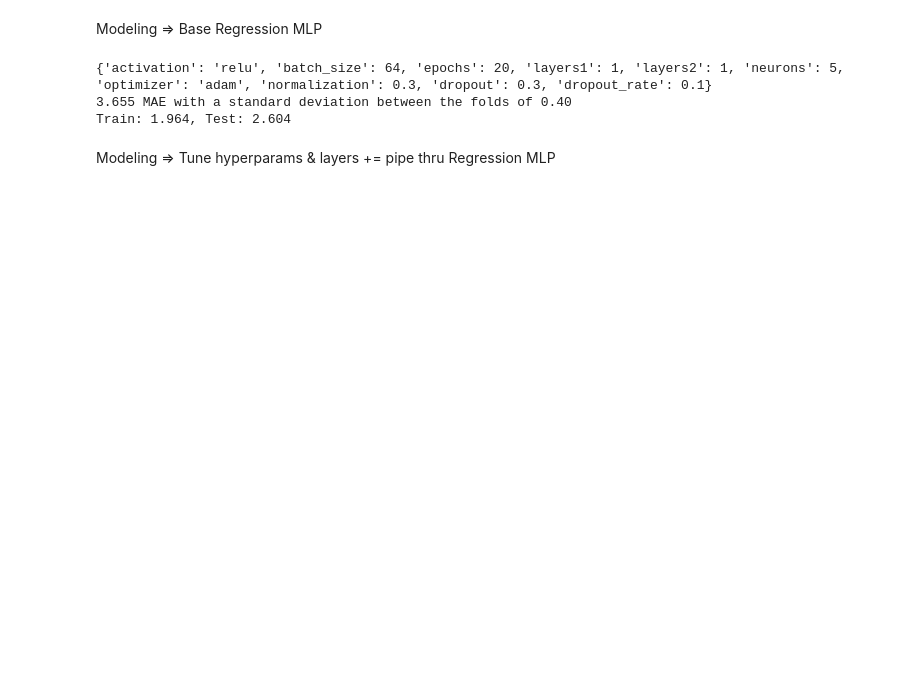
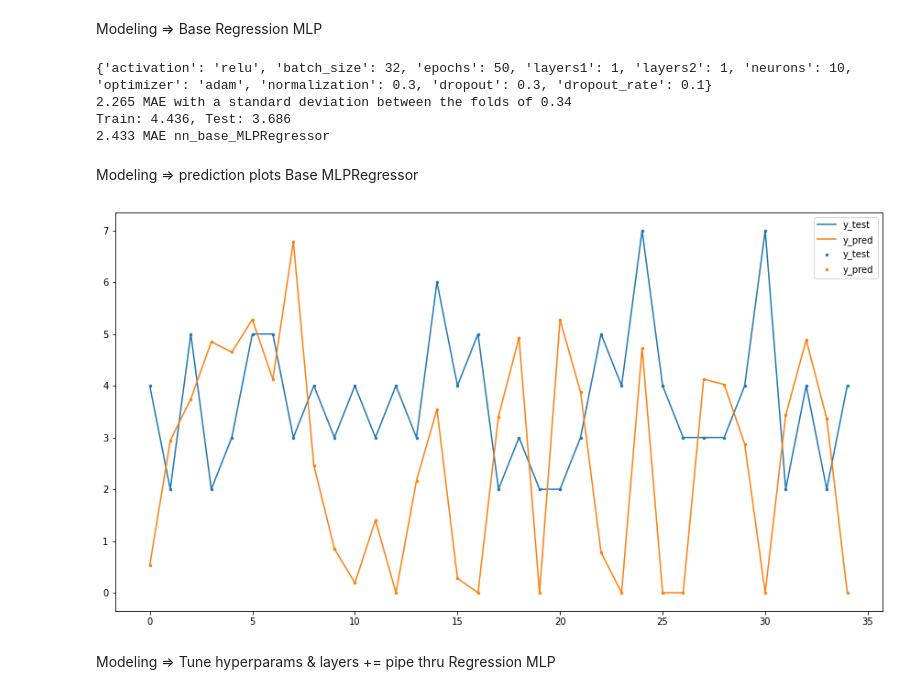
Before and after one commit to djfLtC0dr/python-playground, a Jupyter notebook: DASC522/djfDASC522_final.ipynb, the cells around one changed output. Drawn from its saved outputs; the diff is of its cells as text; code cells hidden in the pictures; blank space fills up the shorter version.

```diff
--- a/DASC522/djfDASC522_final.ipynb
+++ b/DASC522/djfDASC522_final.ipynb
@@ -1058,7 +1058,7 @@ from typing import Dict, Iterable, Any
 from sklearn.model_selection import cross_val_score, KFold
 from keras.models import Sequential
 from keras.optimizers import Adam
-from sklearn.metrics import make_scorer, mean_squared_error, mean_absolute_error
+from sklearn.metrics import make_scorer, mean_squared_error, mean_absolute_error as mae
 from keras.layers import Input, Dense, Dropout, BatchNormalization, LeakyReLU
 from sklearn.preprocessing import StandardScaler
 from sklearn.pipeline import Pipeline
@@ -1076,12 +1076,12 @@ warnings.filterwarnings("ignore", message="Setting the random state for TF")
 params_nn_ = {}
 
 params_nn ={
-    'neurons': 5,
+    'neurons': 10,
     'activation':'relu',
     'optimizer': 'adam',
-    'learning_rate': 0.01,
-    'batch_size': 64,
-    'epochs': 20,
+    'learning_rate': 0.005,
+    'batch_size': 32,
+    'epochs': 50,
     'layers1': 1,
     'layers2': 1,
     'normalization': 0.3,
@@ -1120,7 +1120,7 @@ class MLPRegressor(KerasRegressor):
         dropout = params_nn_['dropout'],
         dropout_rate = params_nn_['dropout_rate'],
         verbose=False,
-        callbacks=[EarlyStopping(monitor='mae', mode='min', verbose=0, patience=20)],
+        callbacks=[EarlyStopping(monitor='mse', mode='min', verbose=0, patience=20)],
         **kwargs,
     ):
         super().__init__(**kwargs)
@@ -1155,7 +1155,7 @@ class MLPRegressor(KerasRegressor):
           nn.add(Dense(self.neurons, activation=self.activation, kernel_initializer=self.k_init ))
           nn.add(BatchNormalization())
         nn.add(Dense(1, activation='relu'))
-        nn.compile(loss='mae', optimizer=self.optimizer, metrics=[MeanAbsoluteError()])
+        nn.compile(loss='mse', optimizer=self.optimizer, metrics=[MeanAbsoluteError()])
         return nn
 
 # evaluate model with standardized dataset
@@ -1170,12 +1170,27 @@ print("%0.3f MAE with a standard deviation between the folds of %0.2f" % (result
 _, mlp_base_train_mae = pipe.named_steps.estimator.model_.evaluate(x=X_train, y=y_train, verbose=0)
 _, mlp_base_test_mae = pipe.named_steps.estimator.model_.evaluate(x=X_test, y=y_test, verbose=0)
 print('Train: %.3f, Test: %.3f' % (mlp_base_train_mae, mlp_base_test_mae))
-
-test_results['nn_base_MLPRegressor'] = results.mean()
+y_pred = pipe.predict(X_test)
+nn_base_MLPRegressor_mae = mae(y_test, y_pred)
+print("%0.3f MAE nn_base_MLPRegressor" % nn_base_MLPRegressor_mae)
+test_results['nn_base_MLPRegressor'] = nn_base_MLPRegressor_mae
 # %% [output]
-{'activation': 'relu', 'batch_size': 64, 'epochs': 20, 'layers1': 1, 'layers2': 1, 'neurons': 5, 'optimizer': 'adam', 'normalization': 0.3, 'dropout': 0.3, 'dropout_rate': 0.1}
-3.655 MAE with a standard deviation between the folds of 0.40
-Train: 1.964, Test: 2.604
+{'activation': 'relu', 'batch_size': 32, 'epochs': 50, 'layers1': 1, 'layers2': 1, 'neurons': 10, 'optimizer': 'adam', 'normalization': 0.3, 'dropout': 0.3, 'dropout_rate': 0.1}
+2.265 MAE with a standard deviation between the folds of 0.34
+Train: 4.436, Test: 3.686
+2.433 MAE nn_base_MLPRegressor
+# %% [markdown]
+Modeling => prediction plots Base MLPRegressor
+# %%
+x_ax = range(len(X_test))
+plt.scatter(x_ax, y_test,  s=6, label="y_test")
+plt.scatter(x_ax, y_pred,  s=6, label="y_pred")
+plt.plot(x_ax, y_test, label="y_test")
+plt.plot(x_ax, y_pred, label="y_pred")
+plt.legend()
+plt.show()
+# %% [output]
+[figure, added]
 # %% [markdown]
 Modeling => Tune hyperparams & layers += pipe thru Regression MLP
 # %%
```
Also changed, not shown: parts of 5 cells of this notebook.
